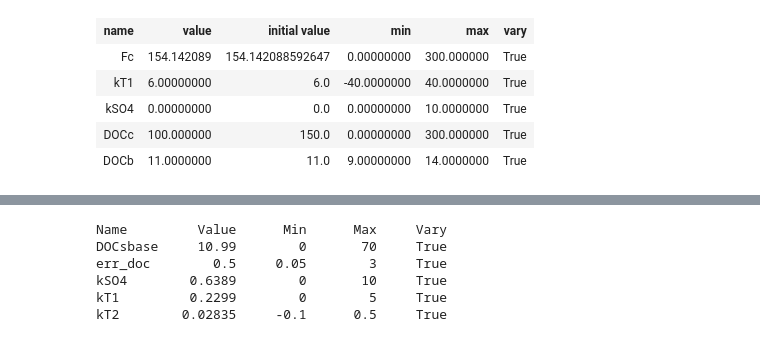
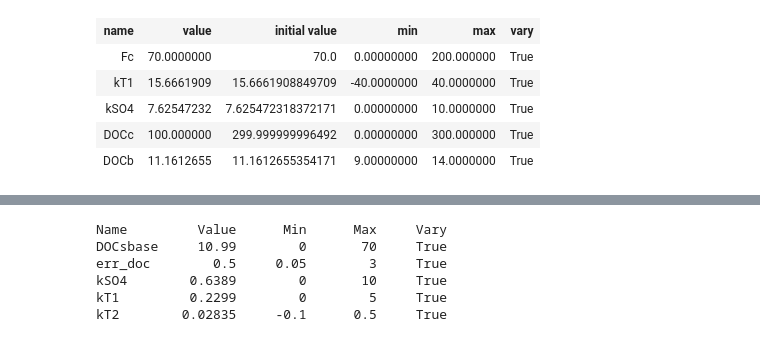
Before and after one commit to NIVANorge/Mobius, a Jupyter notebook: PythonWrapper/SimplyC/SimplyC_calibration.ipynb, the cells around one changed output, grey strips where cells are left out. Cells and saved outputs as stored; diff of their text form; code cells hidden in the pictures.

```diff
--- a/PythonWrapper/SimplyC/SimplyC_calibration.ipynb
+++ b/PythonWrapper/SimplyC/SimplyC_calibration.ipynb
@@ -25,8 +25,8 @@ calib_fpath = (r"..\mobius_calib_uncert_lmfit.py")
 cu = imp.load_source('mobius_calib_uncert_lmfit', calib_fpath)
 # %%
 # Load dataset
-dataset = wr.DataSet.setup_from_parameter_and_input_files('testparams.dat',
-                                                          '../../Applications/SimplyC/Langtjern/langtjerninputs.dat')
+dataset = wr.DataSet.setup_from_parameter_and_input_files('../../Applications/SimplyC/Langtjern/params_DOC_dissolution2.dat',
+                                                          '../../Applications/SimplyC/Langtjern/langtjerninputs2.dat')
 # %%
 # List of simulated and observed variables to investigate for Morsa
  comparisons = [
@@ -117,7 +117,7 @@ params['kT1'].max = 40.0
 params['kSO4'].min = 0.0
 params['kSO4'].max = 10.0
 
-params['Fc'].max = 300.0
+params['Fc'].max = 200.0
 params['DOCc'].max = 300.0
 params['DOCb'].min = 9.0
 params['DOCb'].max = 14.0
@@ -145,9 +143,9 @@ WARNING: Parameter 'kSO4' was initialised at the limit of its range. Gradient-ba
 | name | value | initial value | min | max | vary |
-| Fc | 154.142089 | 154.142088592647 | 0.00000000 | 300.000000 | True |
-| kT1 | 6.00000000 | 6.0 | -40.0000000 | 40.0000000 | True |
-| kSO4 | 0.00000000 | 0.0 | 0.00000000 | 10.0000000 | True |
-| DOCc | 100.000000 | 150.0 | 0.00000000 | 300.000000 | True |
-| DOCb | 11.0000000 | 11.0 | 9.00000000 | 14.0000000 | True |
+| Fc | 70.0000000 | 70.0 | 0.00000000 | 200.000000 | True |
+| kT1 | 15.6661909 | 15.6661908849709 | -40.0000000 | 40.0000000 | True |
+| kSO4 | 7.62547232 | 7.625472318372171 | 0.00000000 | 10.0000000 | True |
+| DOCc | 100.000000 | 299.999999996492 | 0.00000000 | 300.000000 | True |
+| DOCb | 11.1612655 | 11.1612655354171 | 9.00000000 | 14.0000000 | True |
 # %%
 %%time
 
```
Also changed, not shown: parts of 7 cells of this notebook, 3 other files.
